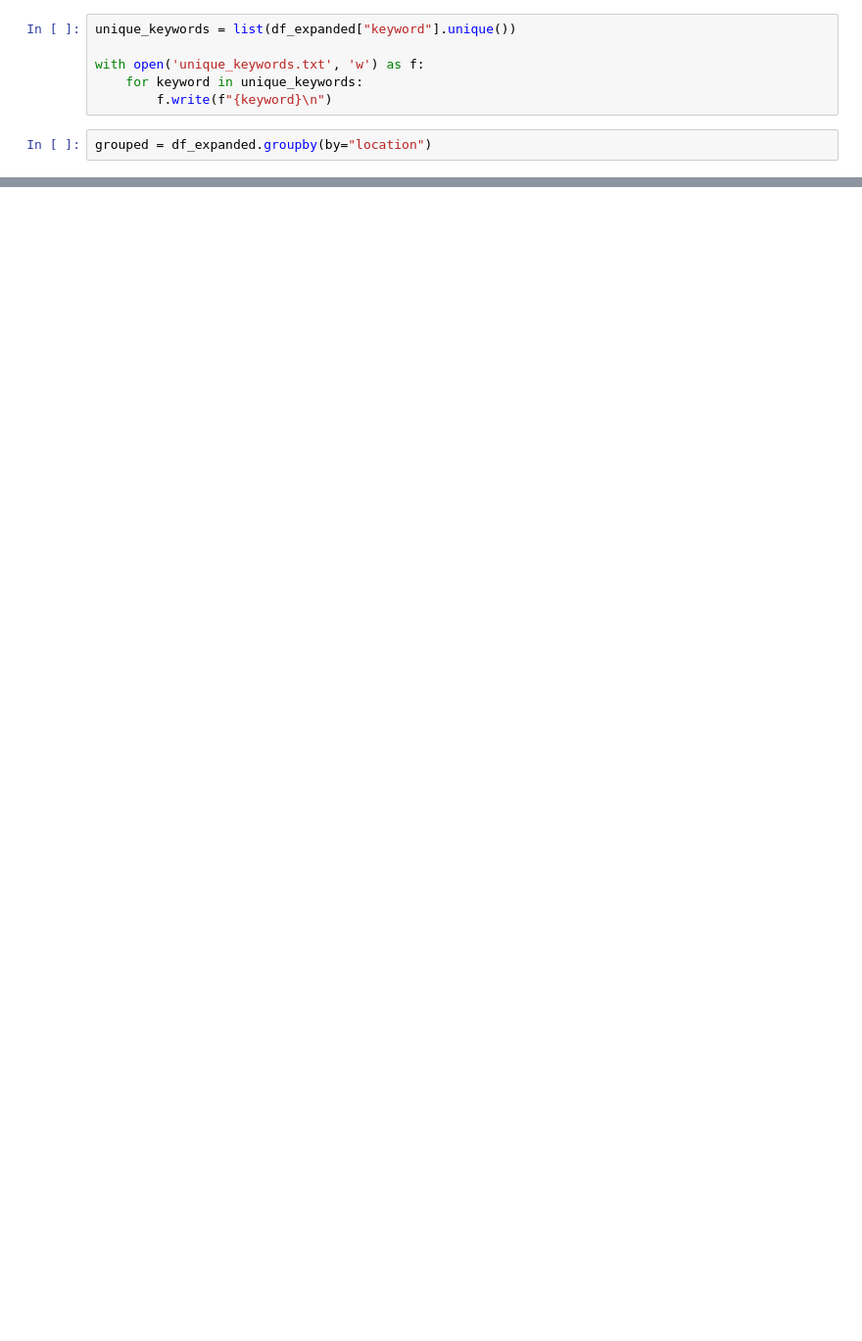
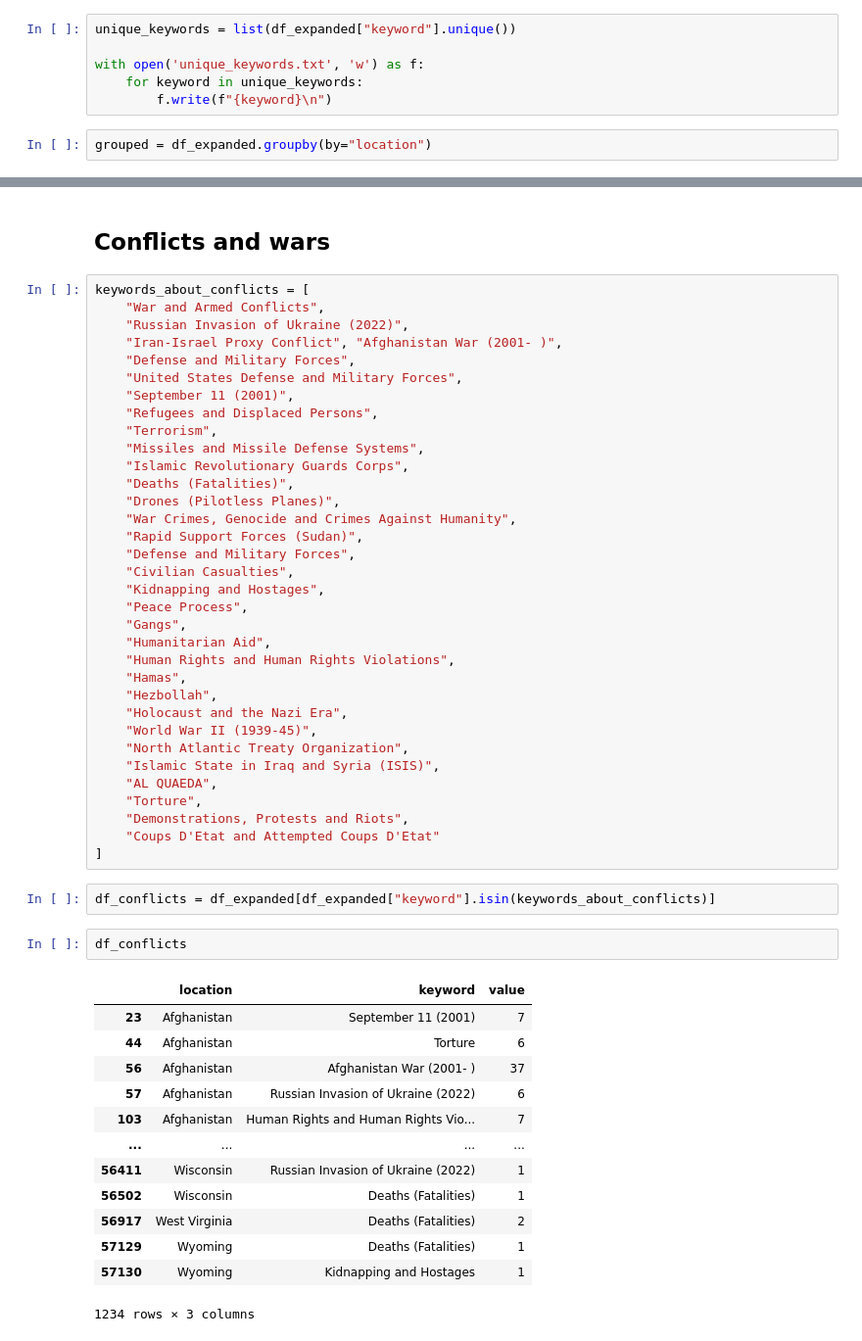
Before and after one commit to more-ginger/pn-analysis, a Jupyter notebook: notebooks/categories/places-top-keywords.ipynb, the cells around one changed output, grey strips where cells are left out. Shown at 98% size. Saved outputs shown, nothing was run; the diff lists cells and outputs as text; blank space fills up the shorter version.

```diff
--- a/notebooks/categories/places-top-keywords.ipynb
+++ b/notebooks/categories/places-top-keywords.ipynb
@@ -61,0 +77,54 @@ with open('../../data/top_keywords_by_location.json', 'w') as f:
+# %% [markdown]
+## Conflicts and wars
+# %%
+keywords_about_conflicts = [
+    "War and Armed Conflicts",
+    "Russian Invasion of Ukraine (2022)",
+    "Iran-Israel Proxy Conflict", "Afghanistan War (2001- )",
+    "Defense and Military Forces",
+    "United States Defense and Military Forces",
+    "September 11 (2001)",
+    "Refugees and Displaced Persons",
+    "Terrorism",
+    "Missiles and Missile Defense Systems",
+    "Islamic Revolutionary Guards Corps",
+    "Deaths (Fatalities)",
+    "Drones (Pilotless Planes)",
+    "War Crimes, Genocide and Crimes Against Humanity",
+    "Rapid Support Forces (Sudan)",
+    "Defense and Military Forces",
+    "Civilian Casualties",
+    "Kidnapping and Hostages",
+    "Peace Process",
+    "Gangs",
+    "Humanitarian Aid",
+    "Human Rights and Human Rights Violations",
+    "Hamas",
+    "Hezbollah",
+    "Holocaust and the Nazi Era",
+    "World War II (1939-45)",
+    "North Atlantic Treaty Organization",
+    "Islamic State in Iraq and Syria (ISIS)",
+    "AL QUAEDA",
+    "Torture",
+    "Demonstrations, Protests and Riots",
+    "Coups D'Etat and Attempted Coups D'Etat"
+]
+# %%
+df_conflicts = df_expanded[df_expanded["keyword"].isin(keywords_about_conflicts)]
+# %%
+df_conflicts
+# %% [output]
+|  | location | keyword | value |
+| 23 | Afghanistan | September 11 (2001) | 7 |
+| 44 | Afghanistan | Torture | 6 |
+| 56 | Afghanistan | Afghanistan War (2001- ) | 37 |
+| 57 | Afghanistan | Russian Invasion of Ukraine (2022) | 6 |
+| 103 | Afghanistan | Human Rights and Human Rights Vio... | 7 |
+| ... | ... | ... | ... |
+| 56411 | Wisconsin | Russian Invasion of Ukraine (2022) | 1 |
+| 56502 | Wisconsin | Deaths (Fatalities) | 1 |
+| 56917 | West Virginia | Deaths (Fatalities) | 2 |
+| 57129 | Wyoming | Deaths (Fatalities) | 1 |
+| 57130 | Wyoming | Kidnapping and Hostages | 1 |
+1234 rows × 3 columns
```
Also changed, not shown: parts of 7 cells of this notebook, 6 other files.
